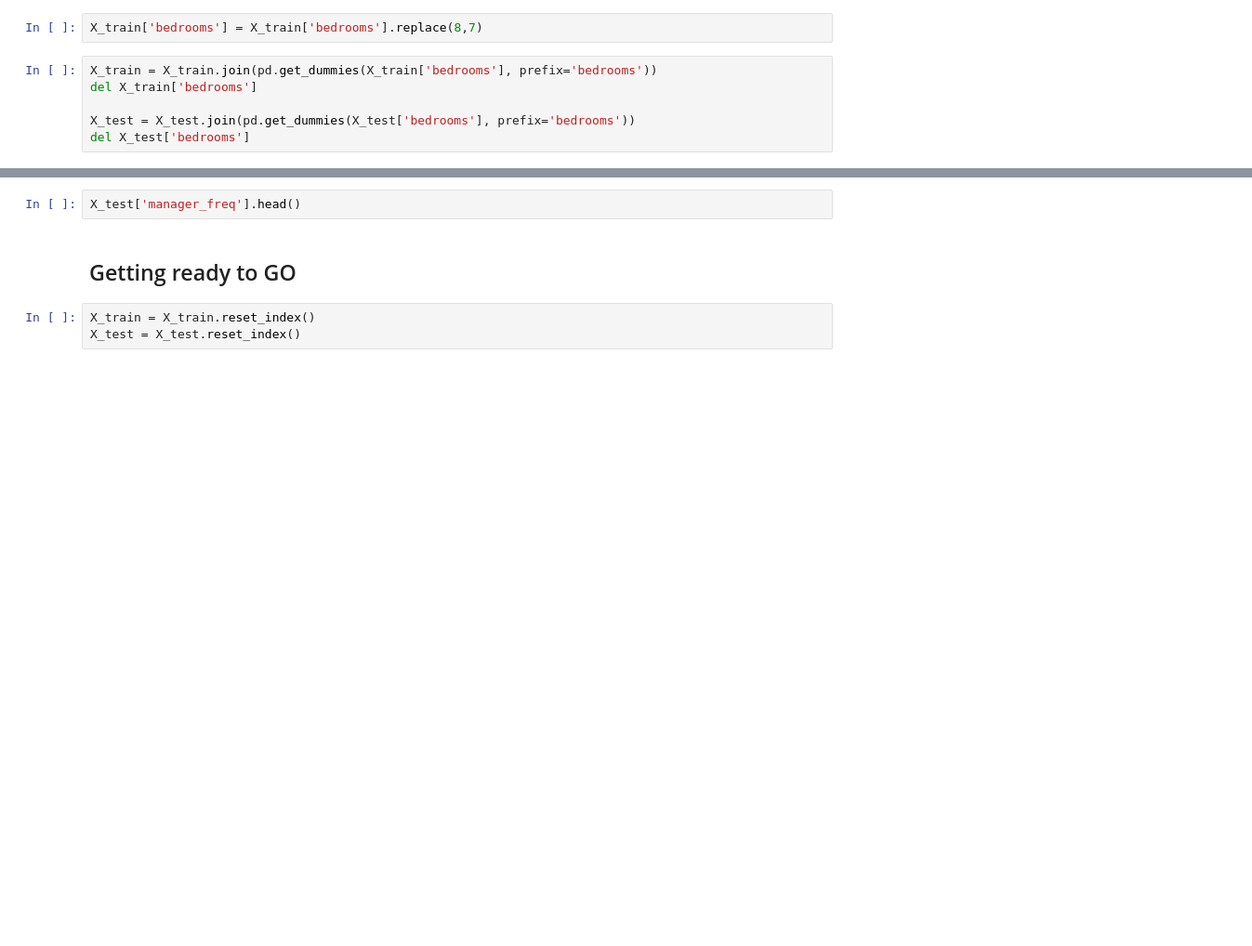
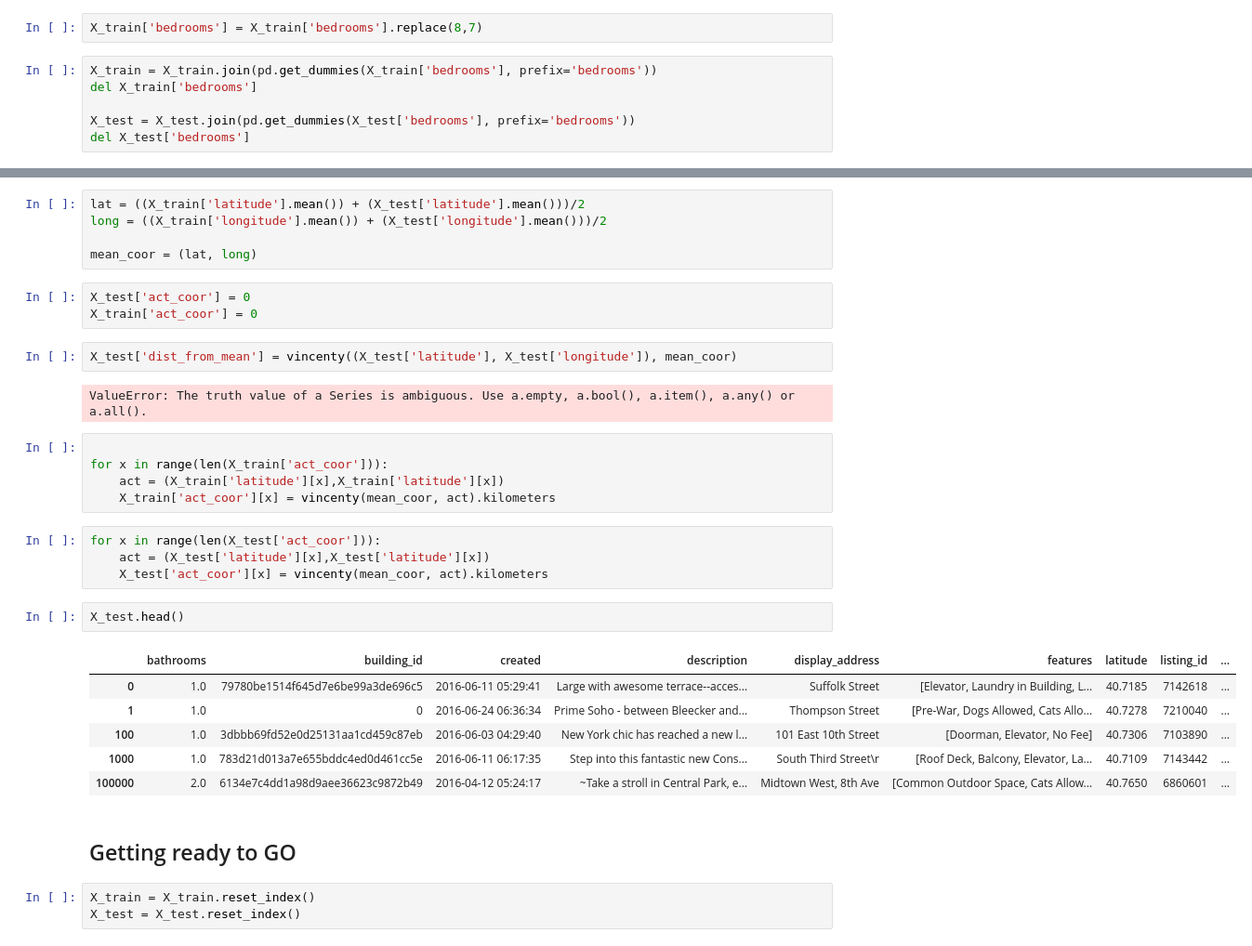
Before and after one commit to GorokhovM/kaggle_2_sigma_rental, a Jupyter notebook: solution_1.ipynb, the cells around one changed output, grey strips where cells are left out. Shown at 93% size. Cells and saved outputs as stored; diff of their text form; blank space fills up the shorter version.

```diff
--- a/solution_1.ipynb
+++ b/solution_1.ipynb
@@ -111,5 +125,33 @@ See the caveats in the documentation: http://pandas.pydata.org/pandas-docs/stabl
+# %%
+lat = ((X_train['latitude'].mean()) + (X_test['latitude'].mean()))/2
+long = ((X_train['longitude'].mean()) + (X_test['longitude'].mean()))/2
+
+mean_coor = (lat, long)
+# %%
+X_test['act_coor'] = 0
+X_train['act_coor'] = 0
+# %%
+X_test['dist_from_mean'] = vincenty((X_test['latitude'], X_test['longitude']), mean_coor)
+# %% [output]
+ValueError: The truth value of a Series is ambiguous. Use a.empty, a.bool(), a.item(), a.any() or a.all().
+# %%
+
+for x in range(len(X_train['act_coor'])):
+    act = (X_train['latitude'][x],X_train['latitude'][x])
+    X_train['act_coor'][x] = vincenty(mean_coor, act).kilometers
+# %%
+for x in range(len(X_test['act_coor'])):
+    act = (X_test['latitude'][x],X_test['latitude'][x])
+    X_test['act_coor'][x] = vincenty(mean_coor, act).kilometers
 # %%
-X_test['manager_freq'].head()
+X_test.head()
+# %% [output]
+|  | bathrooms | building_id | created | description | display_address | features | latitude | listing_id | ... |
+| 0 | 1.0 | 79780be1514f645d7e6be99a3de696c5 | 2016-06-11 05:29:41 | Large with awesome terrace--acces... | Suffolk Street | [Elevator, Laundry in Building, L... | 40.7185 | 7142618 | ... |
+| 1 | 1.0 | 0 | 2016-06-24 06:36:34 | Prime Soho - between Bleecker and... | Thompson Street | [Pre-War, Dogs Allowed, Cats Allo... | 40.7278 | 7210040 | ... |
+| 100 | 1.0 | 3dbbb69fd52e0d25131aa1cd459c87eb | 2016-06-03 04:29:40 | New York chic has reached a new l... | 101 East 10th Street | [Doorman, Elevator, No Fee] | 40.7306 | 7103890 | ... |
+| 1000 | 1.0 | 783d21d013a7e655bddc4ed0d461cc5e | 2016-06-11 06:17:35 | Step into this fantastic new Cons... | South Third Street\r | [Roof Deck, Balcony, Elevator, La... | 40.7109 | 7143442 | ... |
+| 100000 | 2.0 | 6134e7c4dd1a98d9aee36623c9872b49 | 2016-04-12 05:24:17 | ~Take a stroll in Central Park, e... | Midtown West, 8th Ave | [Common Outdoor Space, Cats Allow... | 40.7650 | 6860601 | ... |
 # %% [markdown]
 ## Getting ready to GO
 # %%
```
Also changed, not shown: parts of 23 cells of this notebook.
